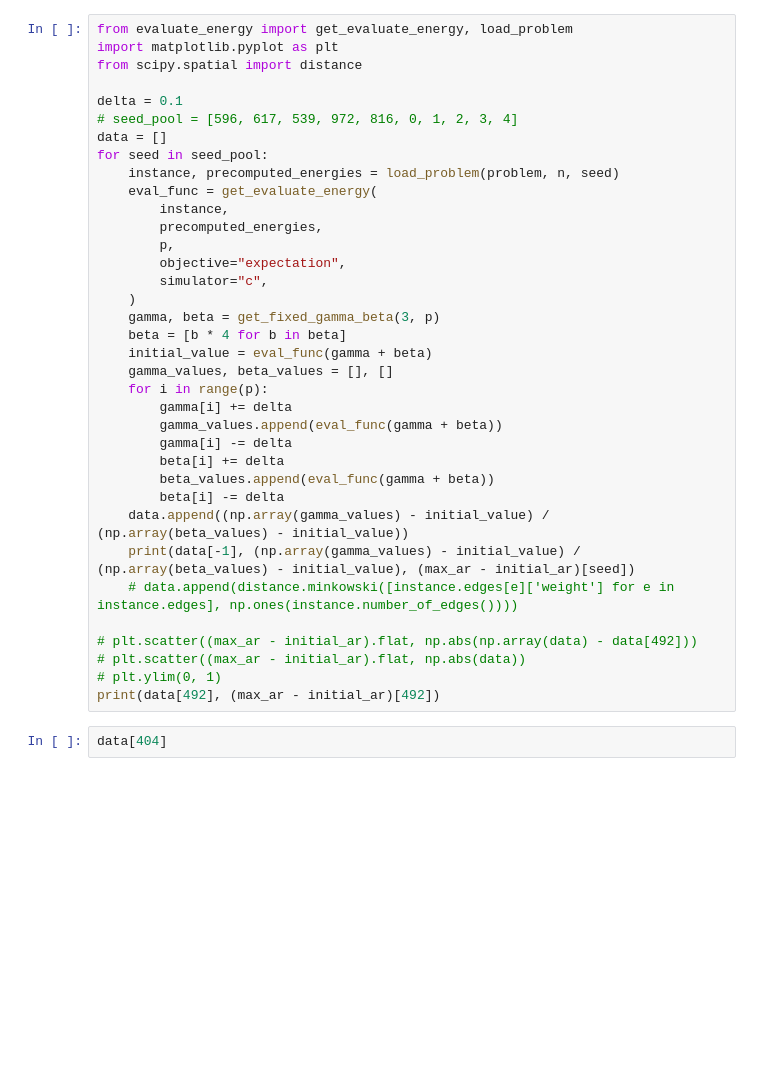
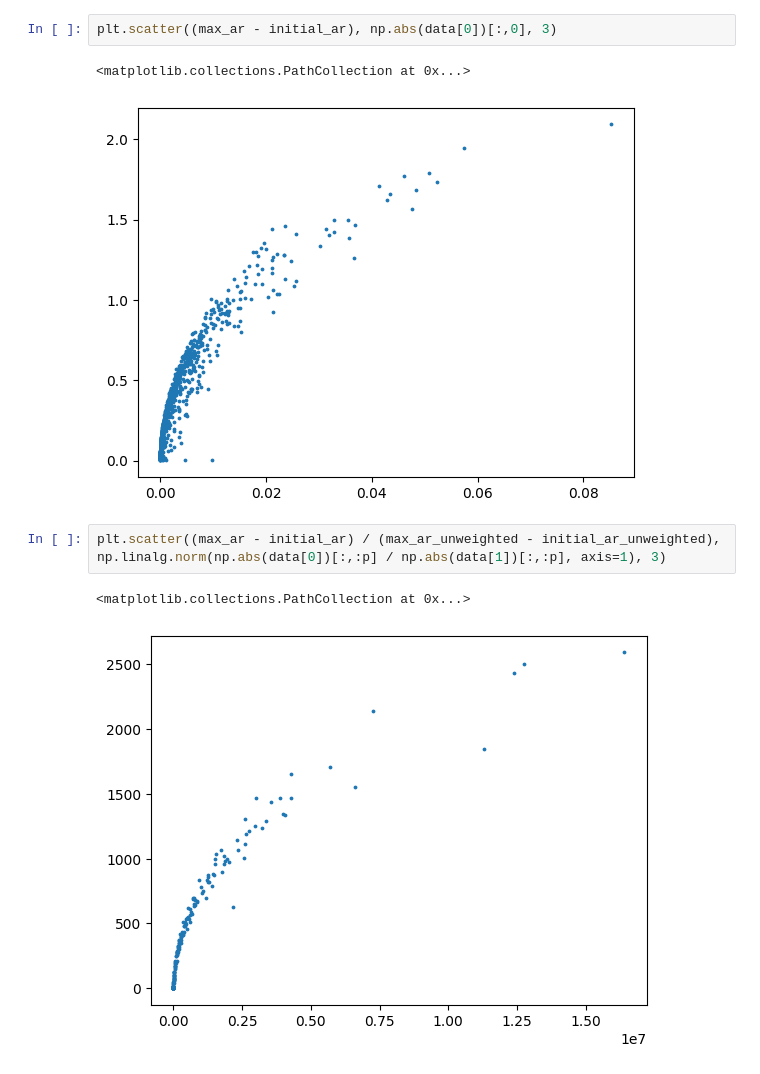
Before and after one commit to jpmorganchase/End-to-End_Protocol_for_High-Quality_QAOA_Parameters, a Jupyter notebook: plot_instance_hardness.ipynb, the cells around one changed output. Saved outputs shown, nothing was run; the diff lists cells and outputs as text; blank space fills up the shorter version.

```diff
--- a/plot_instance_hardness.ipynb
+++ b/plot_instance_hardness.ipynb
@@ -62,38 +167,10 @@ np.mean(unweighted)
-# %%
-from evaluate_energy import get_evaluate_energy, load_problem
-import matplotlib.pyplot as plt
-from scipy.spatial import distance
-
-delta = 0.1
-# seed_pool = [596, 617, 539, 972, 816, 0, 1, 2, 3, 4]
-data = []
-for seed in seed_pool:
-    instance, precomputed_energies = load_problem(problem, n, seed)
-    eval_func = get_evaluate_energy(
-        instance,
-        precomputed_energies,
-        p,
-        objective="expectation",
-        simulator="c",
-    )
-    gamma, beta = get_fixed_gamma_beta(3, p)
-    beta = [b * 4 for b in beta]
-    initial_value = eval_func(gamma + beta)
-    gamma_values, beta_values = [], []
-    for i in range(p):
-        gamma[i] += delta
-        gamma_values.append(eval_func(gamma + beta))
-        gamma[i] -= delta
-        beta[i] += delta
-        beta_values.append(eval_func(gamma + beta))
-        beta[i] -= delta
-    data.append((np.array(gamma_values) - initial_value) / (np.array(beta_values) - initial_value))
-    print(data[-1], (np.array(gamma_values) - initial_value) / (np.array(beta_values) - initial_value), (max_ar - initial_ar)[seed])
-    # data.append(distance.minkowski([instance.edges[e]['weight'] for e in instance.edges], np.ones(instance.number_of_edges())))
-
-# plt.scatter((max_ar - initial_ar).flat, np.abs(np.array(data) - data[492]))
-# plt.scatter((max_ar - initial_ar).flat, np.abs(data))
-# plt.ylim(0, 1)
-print(data[492], (max_ar - initial_ar)[492])
-# %%
-data[404]
+# %%
+plt.scatter((max_ar - initial_ar), np.abs(data[0])[:,0], 3)
+# %% [output]
+<matplotlib.collections.PathCollection at 0x...>
+[figure, added]
+# %%
+plt.scatter((max_ar - initial_ar) / (max_ar_unweighted - initial_ar_unweighted), np.linalg.norm(np.abs(data[0])[:,:p] / np.abs(data[1])[:,:p], axis=1), 3)
+# %% [output]
+<matplotlib.collections.PathCollection at 0x...>
+[figure, added]
```
Also changed, not shown: parts of 7 cells of this notebook, 1 other file.
